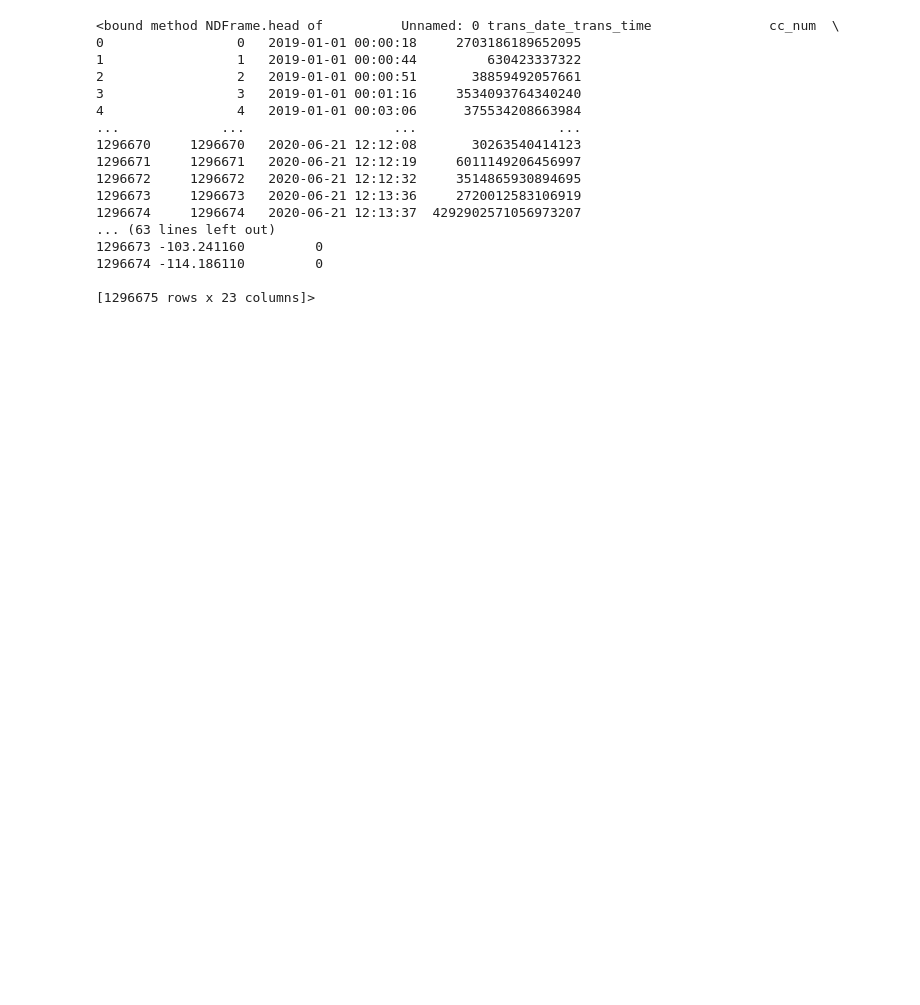
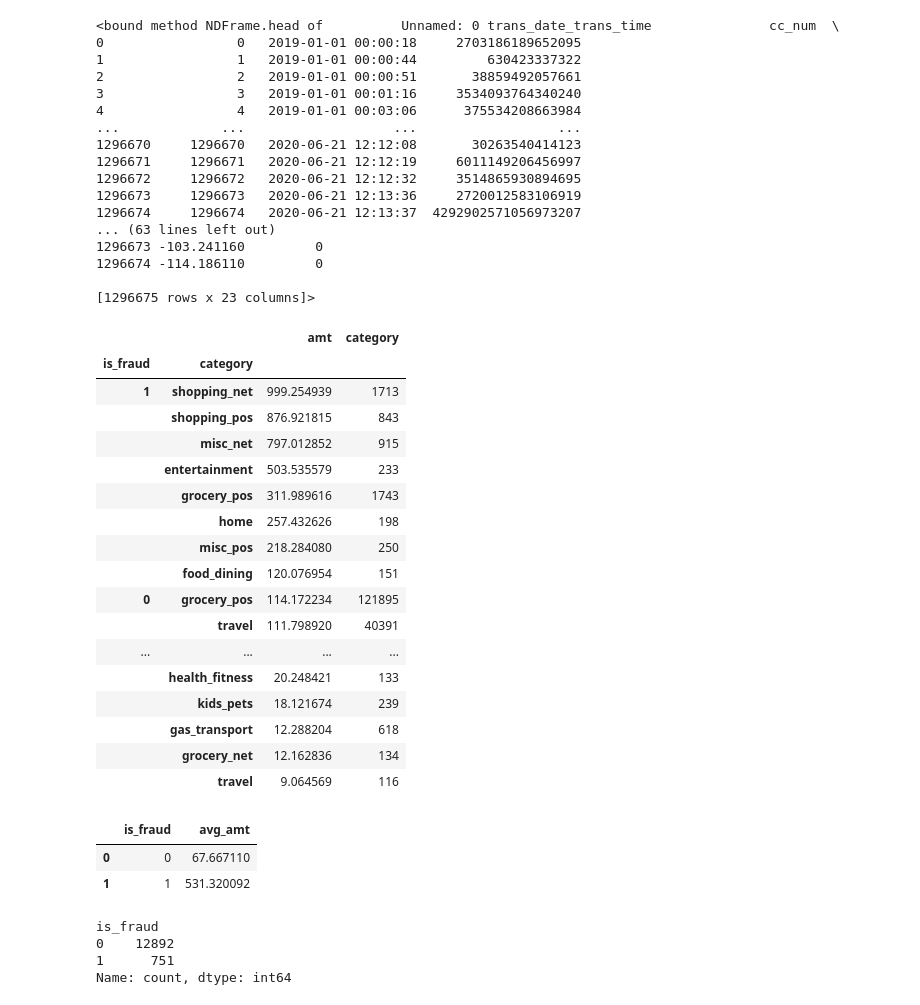
Before and after one commit to Mohansingh12/codsoft, a Jupyter notebook: creditcardfraud/Untitled.ipynb, the cells around one changed output. Saved outputs shown, nothing was run; the diff lists cells and outputs as text; code cells hidden in the pictures; blank space fills up the shorter version.

```diff
--- a/creditcardfraud/Untitled.ipynb
+++ b/creditcardfraud/Untitled.ipynb
@@ -23,3 +23,30 @@ df.head
 1296674 -114.186110         0
 
 [1296675 rows x 23 columns]>
+# %%
+df.groupby(['is_fraud','category']).agg({'amt':'mean', 'category':'count'}).sort_values('amt', ascending=False)
+# %% [output]
+|  |  | amt | category |
+| is_fraud | category |  |  |
+| 1 | shopping_net | 999.254939 | 1713 |
+|  | shopping_pos | 876.921815 | 843 |
+|  | misc_net | 797.012852 | 915 |
+|  | entertainment | 503.535579 | 233 |
+|  | grocery_pos | 311.989616 | 1743 |
+|  | home | 257.432626 | 198 |
+|  | misc_pos | 218.284080 | 250 |
+|  | food_dining | 120.076954 | 151 |
+| 0 | grocery_pos | 114.172234 | 121895 |
+|  | travel | 111.798920 | 40391 |
+| ... | ... | ... | ... |
+|  | health_fitness | 20.248421 | 133 |
+|  | kids_pets | 18.121674 | 239 |
+|  | gas_transport | 12.288204 | 618 |
+|  | grocery_net | 12.162836 | 134 |
+|  | travel | 9.064569 | 116 |
+# %%
+df.groupby(['is_fraud']).agg({'amt':'mean'}).reset_index().rename(columns={'amt':'avg_amt'})
+# %% [output]
+|  | is_fraud | avg_amt |
+| 0 | 0 | 67.667110 |
+| 1 | 1 | 531.320092 |
@@ -25,0 +59,7 @@ df.head
+# %%
+df_train['is_fraud'].value_counts()
+# %% [output]
+is_fraud
+0    12892
+1      751
+Name: count, dtype: int64
```
Also changed, not shown: parts of 9 cells of this notebook.
